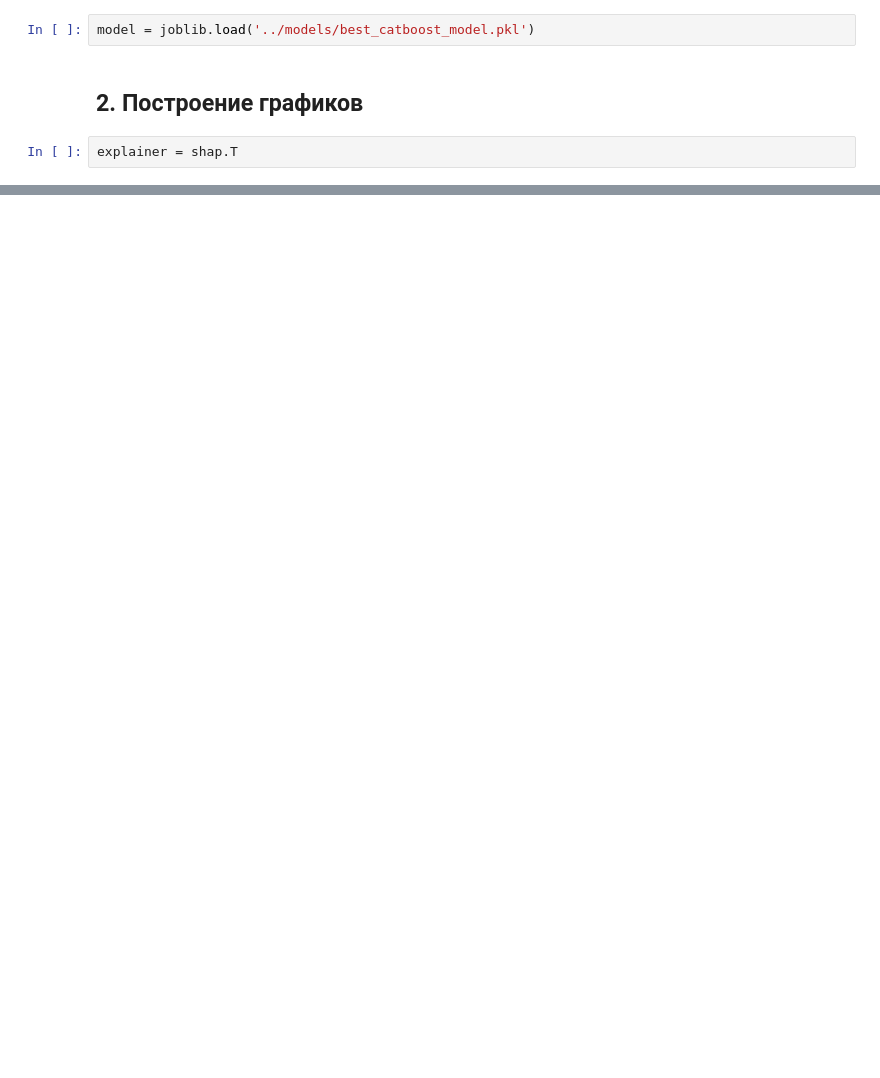
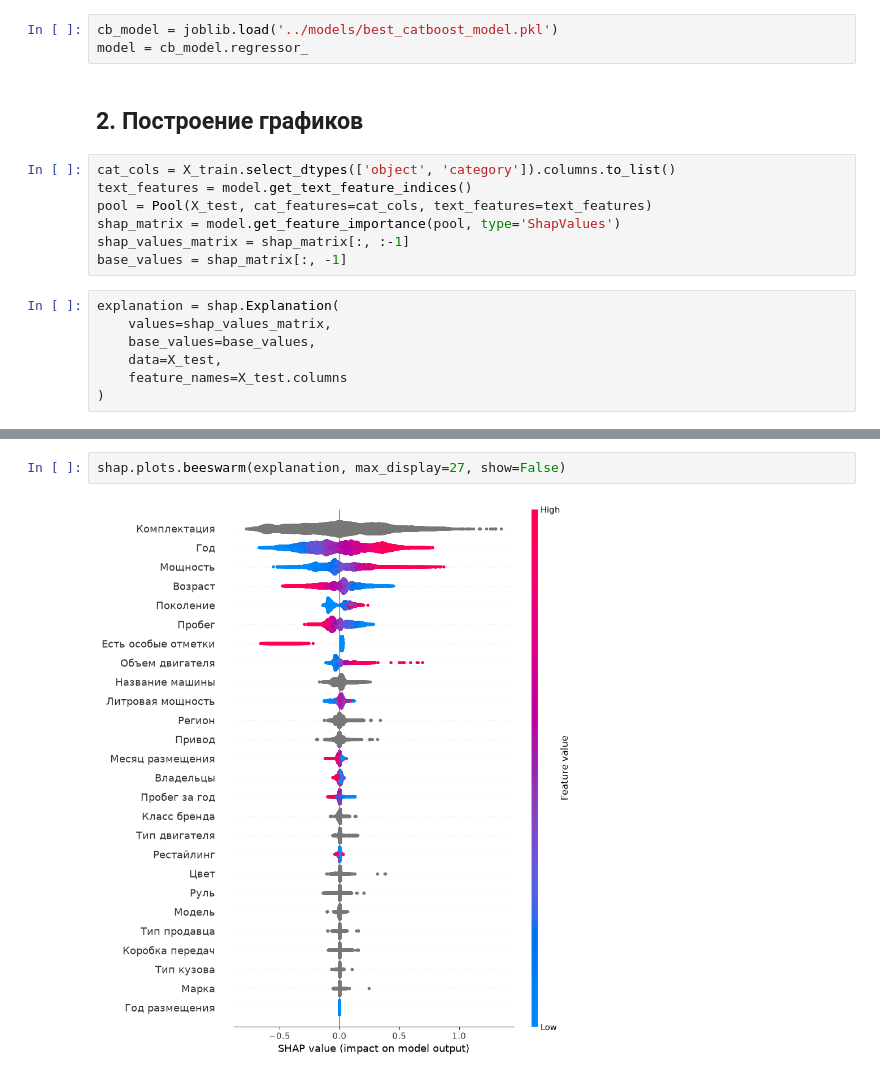
Before and after one commit to deviloon/car-price-analyzer, a Jupyter notebook: researches/03_shap_interpretation.ipynb, the cells around one changed output, grey strips where cells are left out. Drawn from its saved outputs; the diff is of its cells as text; blank space fills up the shorter version.

```diff
--- a/researches/03_shap_interpretation.ipynb
+++ b/researches/03_shap_interpretation.ipynb
@@ -75,6 +75,19 @@ mlflow.set_experiment('shap-interpretation')
 # %%
-model = joblib.load('../models/best_catboost_model.pkl')
+cb_model = joblib.load('../models/best_catboost_model.pkl')
+model = cb_model.regressor_
 # %% [markdown]
 ## 2. Построение графиков
 # %%
-explainer = shap.T
+cat_cols = X_train.select_dtypes(['object', 'category']).columns.to_list()
+text_features = model.get_text_feature_indices()
+pool = Pool(X_test, cat_features=cat_cols, text_features=text_features)
+shap_matrix = model.get_feature_importance(pool, type='ShapValues')
+shap_values_matrix = shap_matrix[:, :-1]
+base_values = shap_matrix[:, -1]
+# %%
+explanation = shap.Explanation(
+    values=shap_values_matrix,
+    base_values=base_values,
+    data=X_test,
+    feature_names=X_test.columns
+)
@@ -80,0 +106,4 @@ explainer = shap.T
+# %%
+shap.plots.beeswarm(explanation, max_display=27, show=False)
+# %% [output]
+[figure, added]
```
Also changed, not shown: parts of 4 cells of this notebook.
